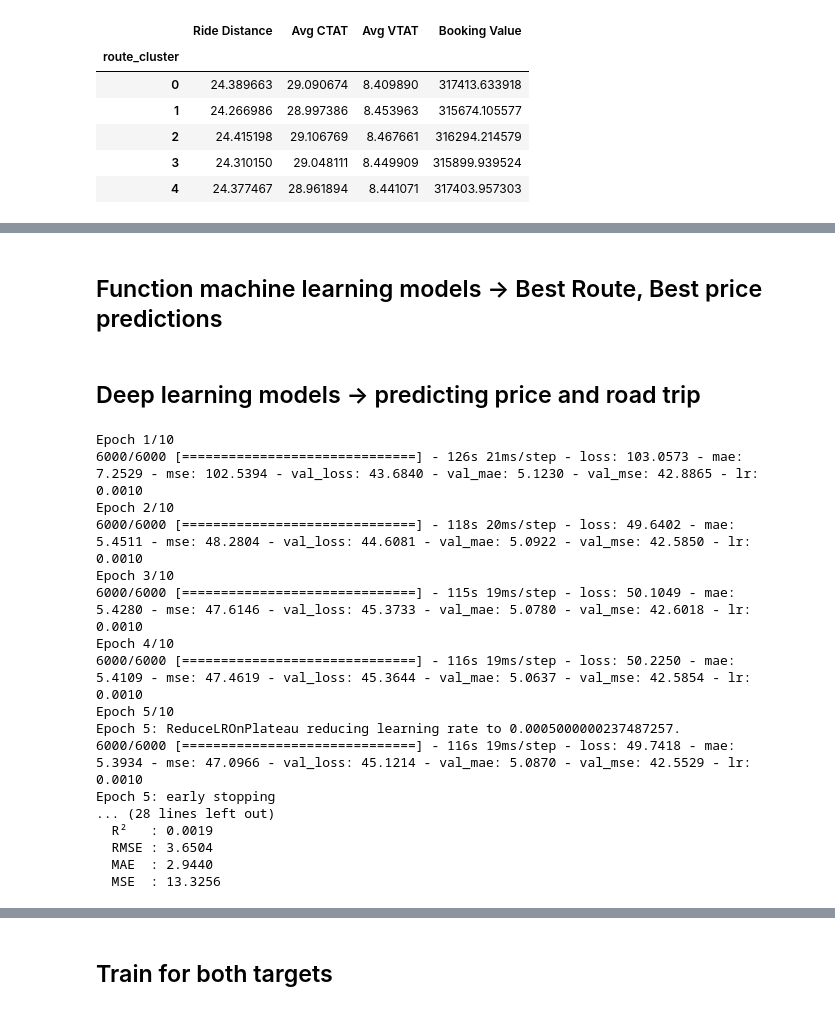
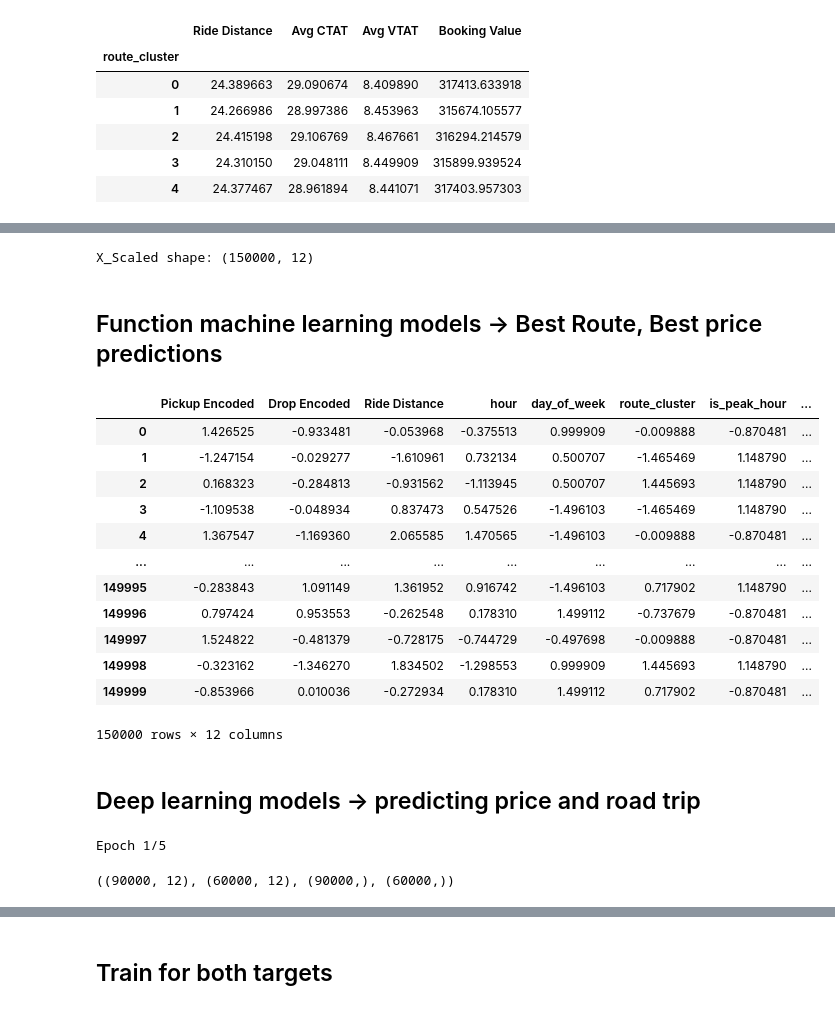
Before and after one commit to Mipjeiger/Taxi-trip-engineering-track-Similar-GoRide-, a Jupyter notebook: ml-engineer/notebooks/02_data_science.ipynb, the cells around one changed output, grey strips where cells are left out. Drawn from its saved outputs; the diff is of its cells as text; code cells hidden in the pictures.

```diff
--- a/ml-engineer/notebooks/02_data_science.ipynb
+++ b/ml-engineer/notebooks/02_data_science.ipynb
@@ -500,3 +567,15 @@ df.groupby('route_cluster')[[
+# %%
+# Define X and y
+X_clean = df_cleanded_iqr[features]
+
+from sklearn.preprocessing import StandardScaler
+
+scaler = StandardScaler()
+X_scaled = scaler.fit_transform(X_clean)
+X_scaled_df = pd.DataFrame(X_scaled, columns=features)
+print(f"X_Scaled shape: {X_scaled.shape}")
+# %% [output]
+X_Scaled shape: (150000, 12)
 # %% [markdown]
 ## Function machine learning models -> Best Route, Best price predictions
 # %%
@@ -628,6 +707,22 @@ def train_models(X_train, X_test, y_train, y_test, target_name):
     print(f"  CV R² Mean   : {best_row['CV R² Mean']} ± {best_row['CV R² Std']}")
 
     return df_res, best_models
+# %%
+X_scaled_df
+# %% [output]
+|  | Pickup Encoded | Drop Encoded | Ride Distance | hour | day_of_week | route_cluster | is_peak_hour | ... |
+| 0 | 1.426525 | -0.933481 | -0.053968 | -0.375513 | 0.999909 | -0.009888 | -0.870481 | ... |
+| 1 | -1.247154 | -0.029277 | -1.610961 | 0.732134 | 0.500707 | -1.465469 | 1.148790 | ... |
+| 2 | 0.168323 | -0.284813 | -0.931562 | -1.113945 | 0.500707 | 1.445693 | 1.148790 | ... |
+| 3 | -1.109538 | -0.048934 | 0.837473 | 0.547526 | -1.496103 | -1.465469 | 1.148790 | ... |
+| 4 | 1.367547 | -1.169360 | 2.065585 | 1.470565 | -1.496103 | -0.009888 | -0.870481 | ... |
+| ... | ... | ... | ... | ... | ... | ... | ... | ... |
+| 149995 | -0.283843 | 1.091149 | 1.361952 | 0.916742 | -1.496103 | 0.717902 | 1.148790 | ... |
+| 149996 | 0.797424 | 0.953553 | -0.262548 | 0.178310 | 1.499112 | -0.737679 | -0.870481 | ... |
+| 149997 | 1.524822 | -0.481379 | -0.728175 | -0.744729 | -0.497698 | -0.009888 | -0.870481 | ... |
+| 149998 | -0.323162 | -1.346270 | 1.834502 | -1.298553 | 0.999909 | 1.445693 | 1.148790 | ... |
+| 149999 | -0.853966 | 0.010036 | -0.272934 | 0.178310 | 1.499112 | 0.717902 | -0.870481 | ... |
+150000 rows × 12 columns
 # %% [markdown]
 ## Deep learning models -> predicting price and road trip
 # %%
@@ -635,6 +730,13 @@ import tensorflow as tf
 from tensorflow import keras
 from tensorflow.keras.callbacks import EarlyStopping, ReduceLROnPlateau
 from sklearn.metrics import r2_score, mean_absolute_error, mean_squared_error, mean_absolute_percentage_error
+
+# Extract targets before dropping to prevent data leakage
+y_time_neural = df_cleanded_iqr['Avg CTAT'].values
+y_price_neural = df_cleanded_iqr['Avg VTAT'].values
+
+# Drop avg ctat and avg vtat from features to prevent data leakage
+df_cleanded_iqr = df_cleanded_iqr.drop(columns=['Avg CTAT', 'Avg VTAT'], errors='ignore')
 
 # Create a function to build a enterprise-grade neural network model
 def build_neural_netrowk(X_train_neural, X_test_neural, y_train_neural, y_test_neural, target_name_neural):
@@ -689,7 +791,7 @@ def build_neural_netrowk(X_train_neural, X_test_neural, y_train_neural, y_test_n
     # Train the model
     history = model.fit(X_train_scaled,
                         y_train_neural,
-                        epochs=10,
+                        epochs=5,
                         batch_size=16,
                         validation_split=0.2,
                         callbacks=[early_stopping, reduce_lr],
@@ -711,29 +813,15 @@ def build_neural_netrowk(X_train_neural, X_test_neural, y_train_neural, y_test_n
     return model, history
 
 # 1. Target y -> Avg Customer Time Arrival Time (CTAT)
-y_time_neural = df['Avg CTAT']
-X_train_time_neural, X_test_time_neural, y_train_time_neural, y_test_time_neural = train_test_split(X_scaled, y_time_neural, test_size=0.2, random_state=42)
+X_train_time_neural, X_test_time_neural, y_train_time_neural, y_test_time_neural = train_test_split(X_scaled, y_time_neural, test_size=0.6, random_state=42)
 model_time, history_time = build_neural_netrowk(X_train_time_neural, X_test_time_neural, y_train_time_neural, y_test_time_neural, "Avg CTAT")
 
 # 2. Target y -> Predicted Price
-y_price_neural = df['Avg VTAT']
-X_train_price_neural, X_test_price_neural, y_train_price_neural, y_test_price_neural = train_test_split(X_scaled, y_price_neural, test_size=0.2, random_state=42)
+X_train_price_neural, X_test_price_neural, y_train_price_neural, y_test_price_neural = train_test_split(X_scaled, y_price_neural, test_size=0.6, random_state=42)
 model_price, history_price = build_neural_netrowk(X_train_price_neural, X_test_price_neural, y_train_price_neural, y_test_price_neural, "Avg VTAT")
 # %% [output]
-Epoch 1/10
-6000/6000 [==============================] - 126s 21ms/step - loss: 103.0573 - mae: 7.2529 - mse: 102.5394 - val_loss: 43.6840 - val_mae: 5.1230 - val_mse: 42.8865 - lr: 0.0010
-Epoch 2/10
-6000/6000 [==============================] - 118s 20ms/step - loss: 49.6402 - mae: 5.4511 - mse: 48.2804 - val_loss: 44.6081 - val_mae: 5.0922 - val_mse: 42.5850 - lr: 0.0010
-Epoch 3/10
-6000/6000 [==============================] - 115s 19ms/step - loss: 50.1049 - mae: 5.4280 - mse: 47.6146 - val_loss: 45.3733 - val_mae: 5.0780 - val_mse: 42.6018 - lr: 0.0010
-Epoch 4/10
-6000/6000 [==============================] - 116s 19ms/step - loss: 50.2250 - mae: 5.4109 - mse: 47.4619 - val_loss: 45.3644 - val_mae: 5.0637 - val_mse: 42.5854 - lr: 0.0010
-Epoch 5/10
-Epoch 5: ReduceLROnPlateau reducing learning rate to 0.0005000000237487257.
-6000/6000 [==============================] - 116s 19ms/step - loss: 49.7418 - mae: 5.3934 - mse: 47.0966 - val_loss: 45.1214 - val_mae: 5.0870 - val_mse: 42.5529 - lr: 0.0010
-Epoch 5: early stopping
-... (28 lines left out)
-  R²   : 0.0019
-  RMSE : 3.6504
-  MAE  : 2.9440
-  MSE  : 13.3256
+Epoch 1/5
+# %%
+X_train_time_neural.shape, X_test_time_neural.shape, y_train_time_neural.shape, y_test_time_neural.shape
+# %% [output]
+((90000, 12), (60000, 12), (90000,), (60000,))
```
Also changed, not shown: parts of 18 cells of this notebook, 3 other files.
